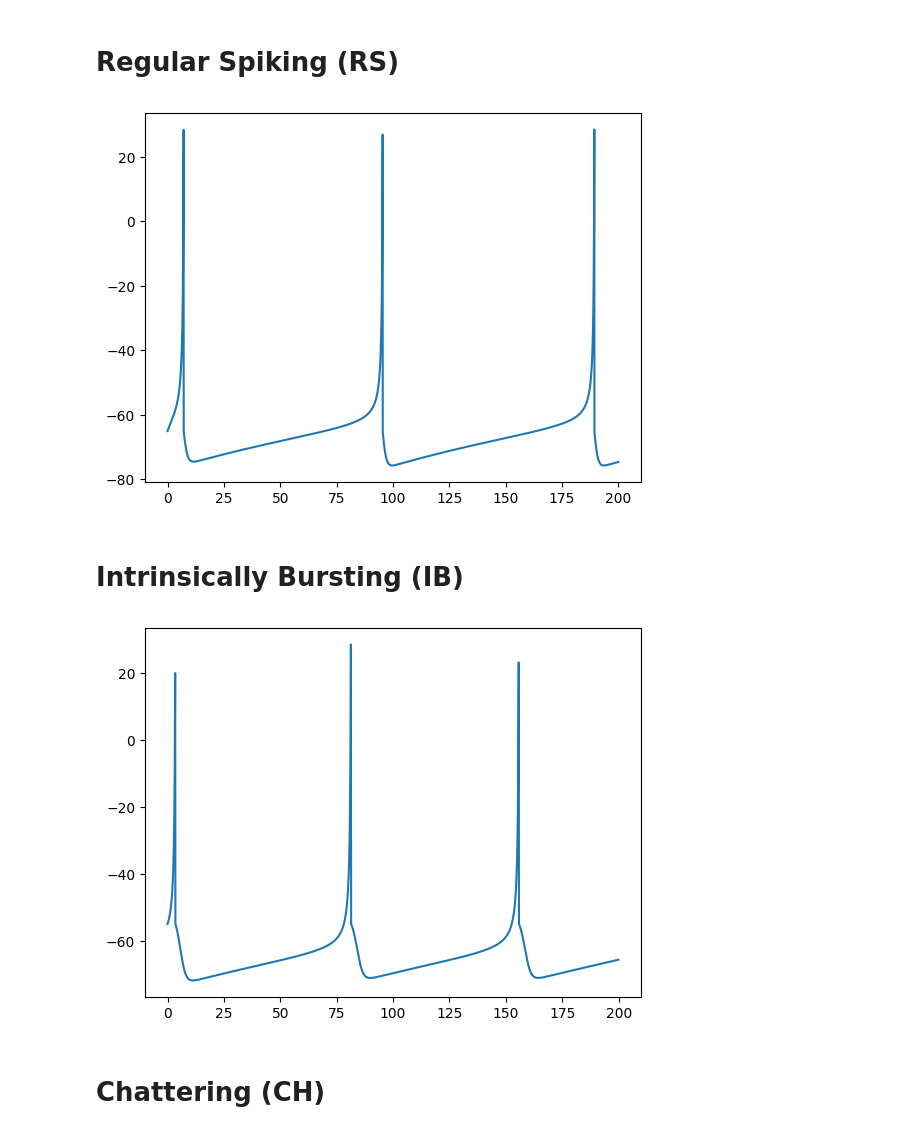
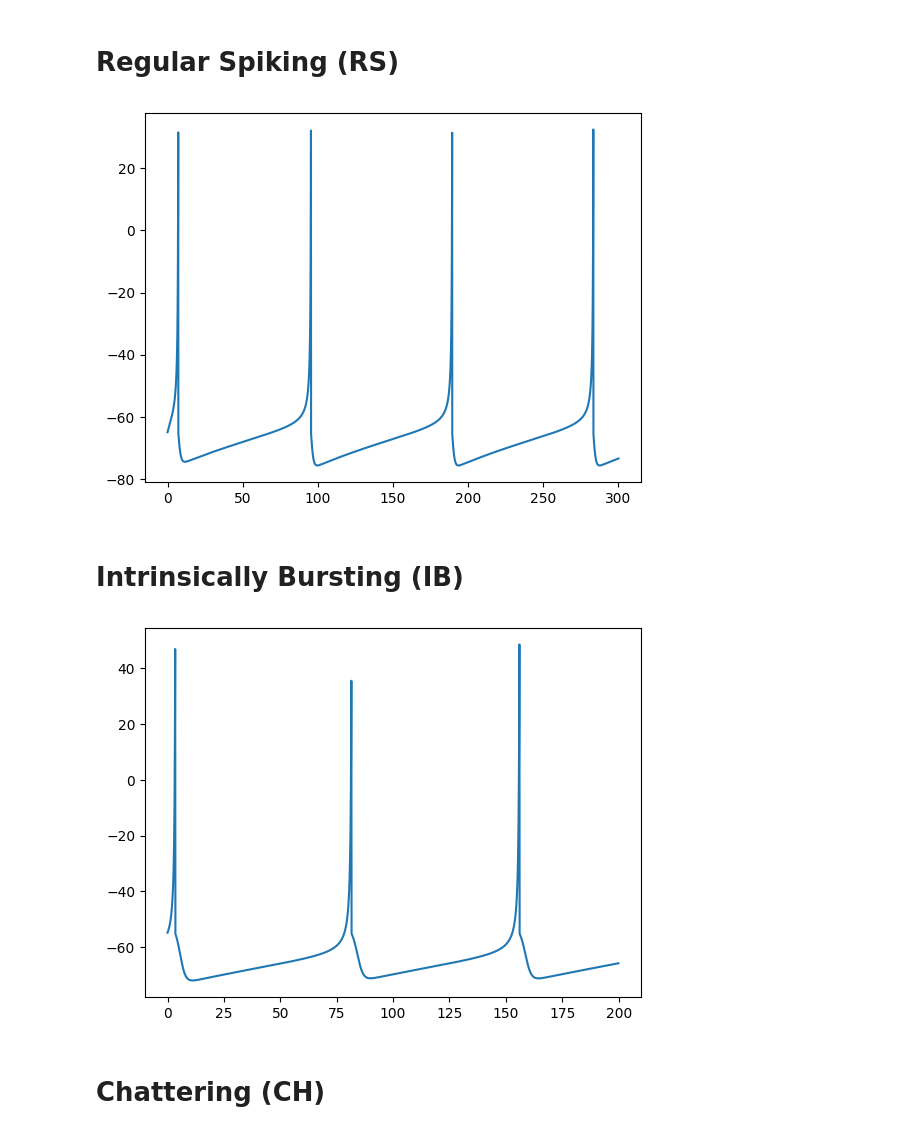
Before and after one commit to AleczO/Computational-Neuroscience, a Jupyter notebook: Single-Neuron Modeling/Izhikevich/description.ipynb, the cells around one changed output. Drawn from its saved outputs; the diff is of its cells as text; code cells hidden in the pictures.

```diff
--- a/Single-Neuron Modeling/Izhikevich/description.ipynb
+++ b/Single-Neuron Modeling/Izhikevich/description.ipynb
@@ -7,32 +7,35 @@ import matplotlib.pyplot as plt
 def Model(a, b, c, d, dt: float, T: float):
     N = int(T / dt)
 
-    t_vec = np.arange(0, T, dt)
-    u_vec = np.zeros(N)
-    v_vec = np.zeros(N)
-
-    v_vec[0] = c
-    u_vec[0] = c * b
+    v = c
+    u = c * b
 
     I = 5.0 * np.ones(N)
 
-    for t in range(N - 1):
-        if v_vec[t] >= 30:
-            v_vec[t] = c
-            u_vec[t] = u_vec[t] + d
 
-        v_vec[t + 1] = (0.04 * pow(v_vec[t], 2) + 5.0 * v_vec[t] + 140.0 - u_vec[t] + I[t]) * dt + v_vec[t]
-        u_vec[t + 1] = (a * (b * v_vec[t] - u_vec[t])) * dt + u_vec[t]
+    v_vals = np.zeros(N)
+    t_vals = np.arange(0, T, dt)
 
-    return v_vec, t_vec
+    for t in range(N):
+        if v >= 30:
+            v = c
+            u = u + d
+
+        v = (0.04 * np.pow(v, 2) + 5.0 * v + 140.0 - u + I[t]) * dt + v
+        u = (a * (b * v - u)) * dt + u
+
+        v_vals[t] = v
+
+
+    return v_vals, t_vals
 # %% [markdown]
 # Regular Spiking (RS)
 # %%
-V, T = Model(0.02, 0.2, -65.0, 8.0, 0.01, 200)
+V, T = Model(0.02, 0.2, -65.0, 8.0, 0.01, 300)
 plt.plot(T, V)
 plt.show()
 # %% [output]
-[figure, old version]
+[figure, new version]
 # %% [markdown]
 # Intrinsically Bursting (IB)
 # %%
@@ -40,7 +43,7 @@ V, T = Model(0.02, 0.2, -55.0, 4.0, 0.1, 200)
 plt.plot(T, V)
 plt.show()
 # %% [output]
-[figure, old version]
+[figure, new version]
 # %% [markdown]
 # Chattering (CH)
 # %%
```
Also changed, not shown: parts of 1 cell of this notebook, 9 other files.
